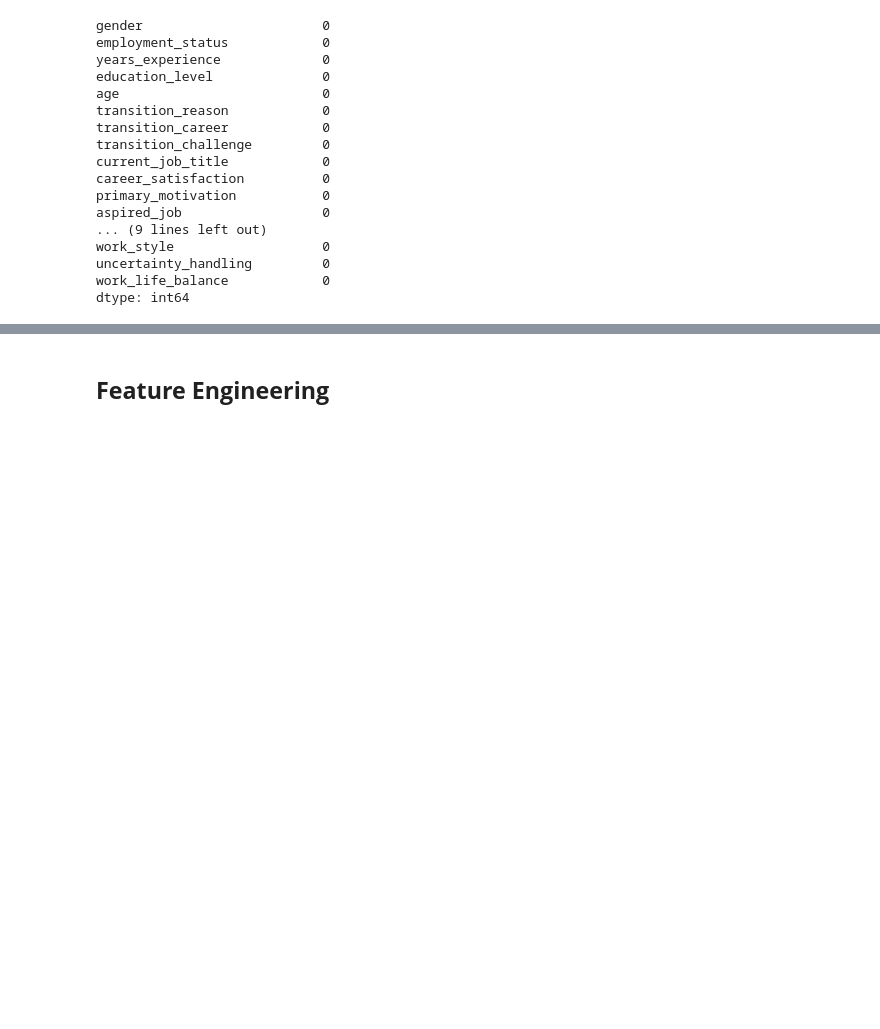
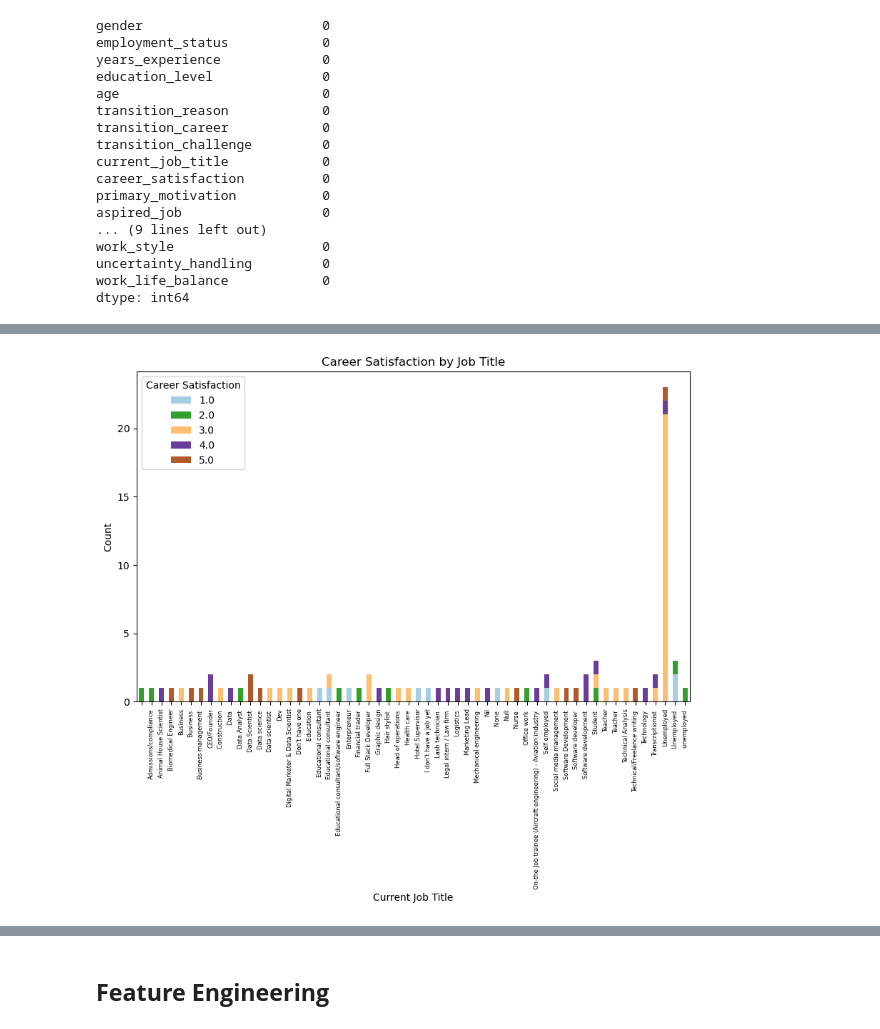
Before and after one commit to Ummhabibi/MJ, a Jupyter notebook: AI Career Advisor Project.ipynb, the cells around one changed output, grey strips where cells are left out. Saved outputs shown, nothing was run; the diff lists cells and outputs as text; code cells hidden in the pictures; blank space fills up the shorter version.

```diff
--- a/AI Career Advisor Project.ipynb
+++ b/AI Career Advisor Project.ipynb
@@ -522,0 +595,15 @@ dtype: int64
+# %%
+# Stacked Bar Chart for Career Satisfaction Across Different Job Titles
+# Group data by job title and career satisfaction
+job_satisfaction = df.groupby(['current_job_title', 'career_satisfaction']).size().unstack()
+
+# Stacked bar chart
+job_satisfaction.plot(kind='bar', stacked=True, figsize=(10, 6), colormap='Paired')
+plt.title('Career Satisfaction by Job Title')
+plt.xlabel('Current Job Title')
+plt.ylabel('Count')
+plt.xticks(rotation=90, fontsize=6)
+plt.legend(title='Career Satisfaction')
+plt.show()
+# %% [output]
+[figure, added]
```
Also changed, not shown: parts of 15 cells of this notebook.
